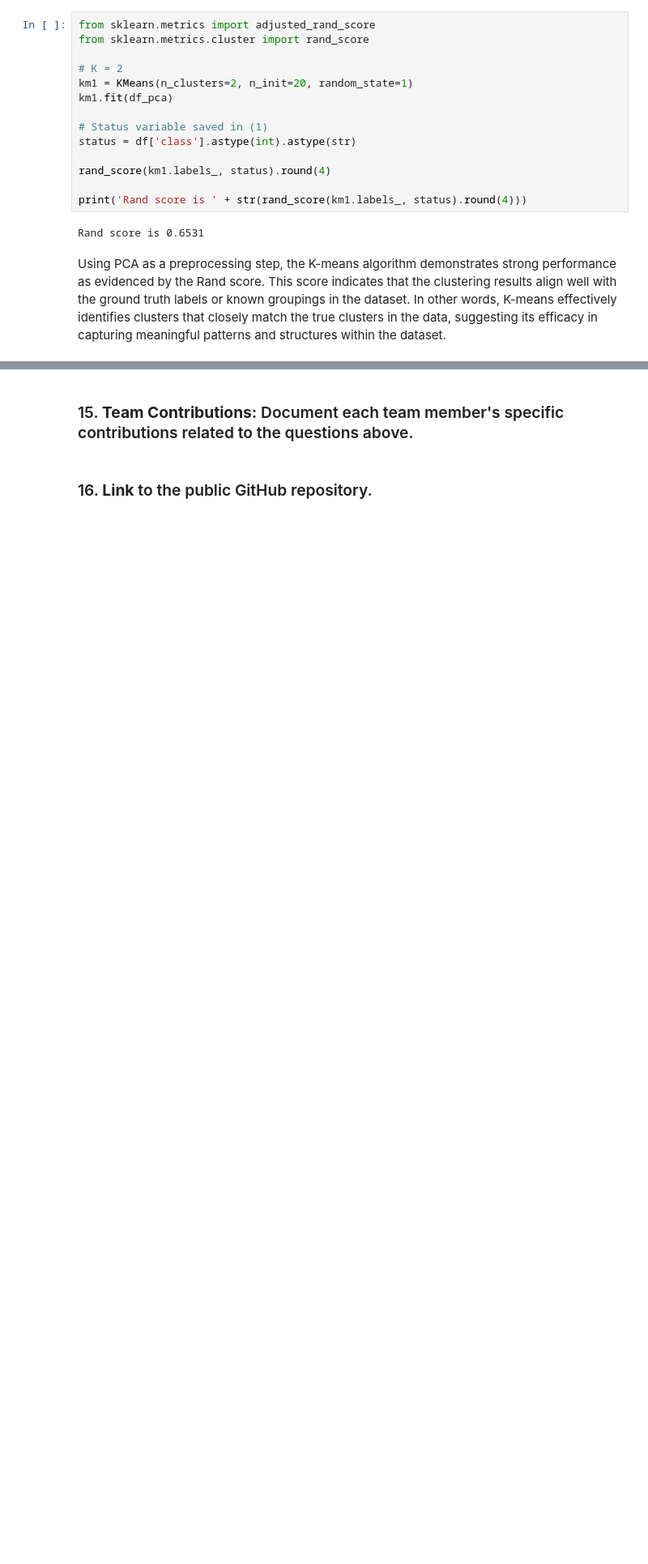
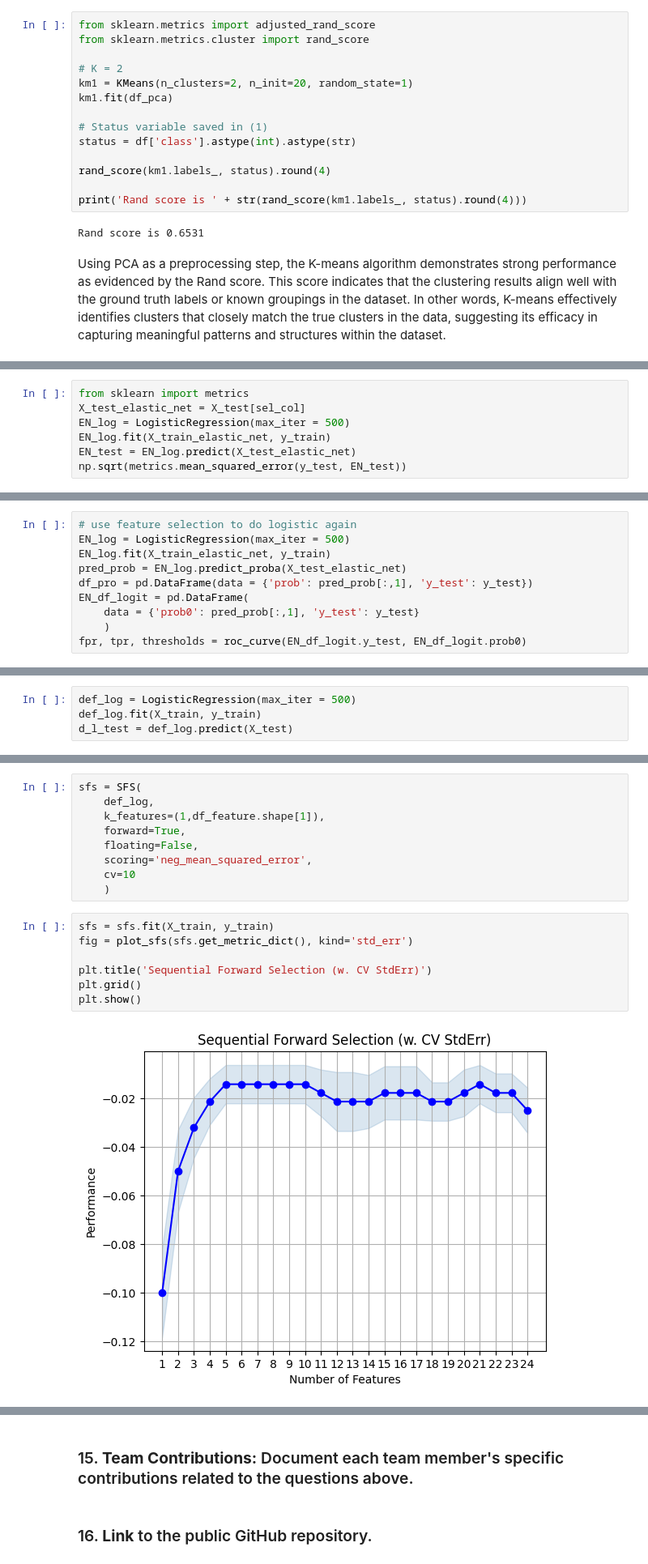
Before and after one commit to ZimingZhang345/assign6, a Jupyter notebook: assignment6_new.ipynb, the cells around one changed output, grey strips where cells are left out. Shown at 81% size. Cells and saved outputs as stored; diff of their text form; blank space fills up the shorter version.

```diff
--- a/assignment6_new.ipynb
+++ b/assignment6_new.ipynb
@@ -869,0 +1069,7 @@ Using PCA as a preprocessing step, the K-means algorithm demonstrates strong per
+# %%
+from sklearn import metrics
+X_test_elastic_net = X_test[sel_col]
+EN_log = LogisticRegression(max_iter = 500)
+EN_log.fit(X_train_elastic_net, y_train)
+EN_test = EN_log.predict(X_test_elastic_net)
+np.sqrt(metrics.mean_squared_error(y_test, EN_test))
@@ -869,0 +1078,10 @@ Using PCA as a preprocessing step, the K-means algorithm demonstrates strong per
+# %%
+# use feature selection to do logistic again
+EN_log = LogisticRegression(max_iter = 500)
+EN_log.fit(X_train_elastic_net, y_train)
+pred_prob = EN_log.predict_proba(X_test_elastic_net)
+df_pro = pd.DataFrame(data = {'prob': pred_prob[:,1], 'y_test': y_test})
+EN_df_logit = pd.DataFrame(
+    data = {'prob0': pred_prob[:,1], 'y_test': y_test}
+    )
+fpr, tpr, thresholds = roc_curve(EN_df_logit.y_test, EN_df_logit.prob0)
@@ -869,0 +1117,4 @@ Using PCA as a preprocessing step, the K-means algorithm demonstrates strong per
+# %%
+def_log = LogisticRegression(max_iter = 500)
+def_log.fit(X_train, y_train)
+d_l_test = def_log.predict(X_test)
@@ -869,0 +1129,18 @@ Using PCA as a preprocessing step, the K-means algorithm demonstrates strong per
+# %%
+sfs = SFS(
+    def_log,
+    k_features=(1,df_feature.shape[1]),
+    forward=True,
+    floating=False,
+    scoring='neg_mean_squared_error',
+    cv=10
+    )
+# %%
+sfs = sfs.fit(X_train, y_train)
+fig = plot_sfs(sfs.get_metric_dict(), kind='std_err')
+
+plt.title('Sequential Forward Selection (w. CV StdErr)')
+plt.grid()
+plt.show()
+# %% [output]
+[figure, added]
```
Also changed, not shown: parts of 78 cells of this notebook.
